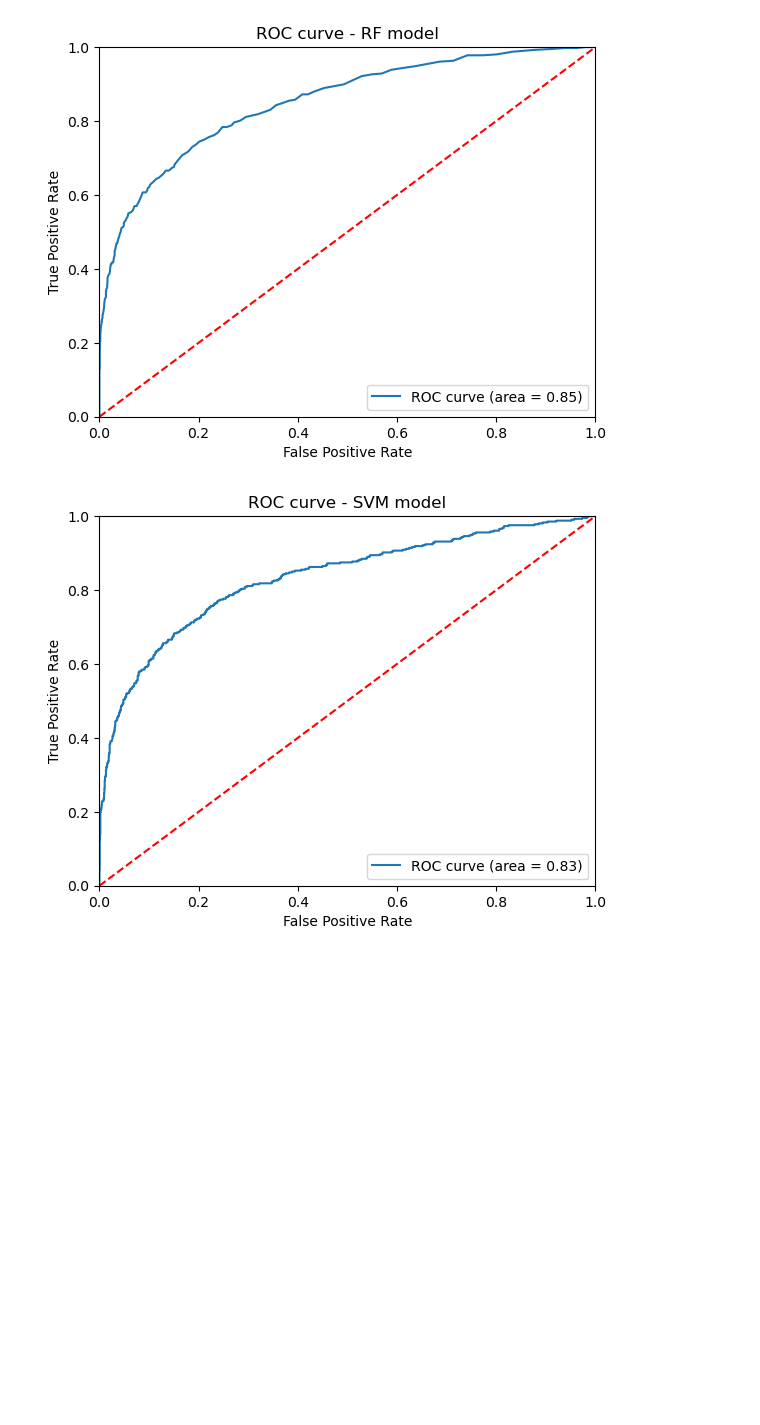
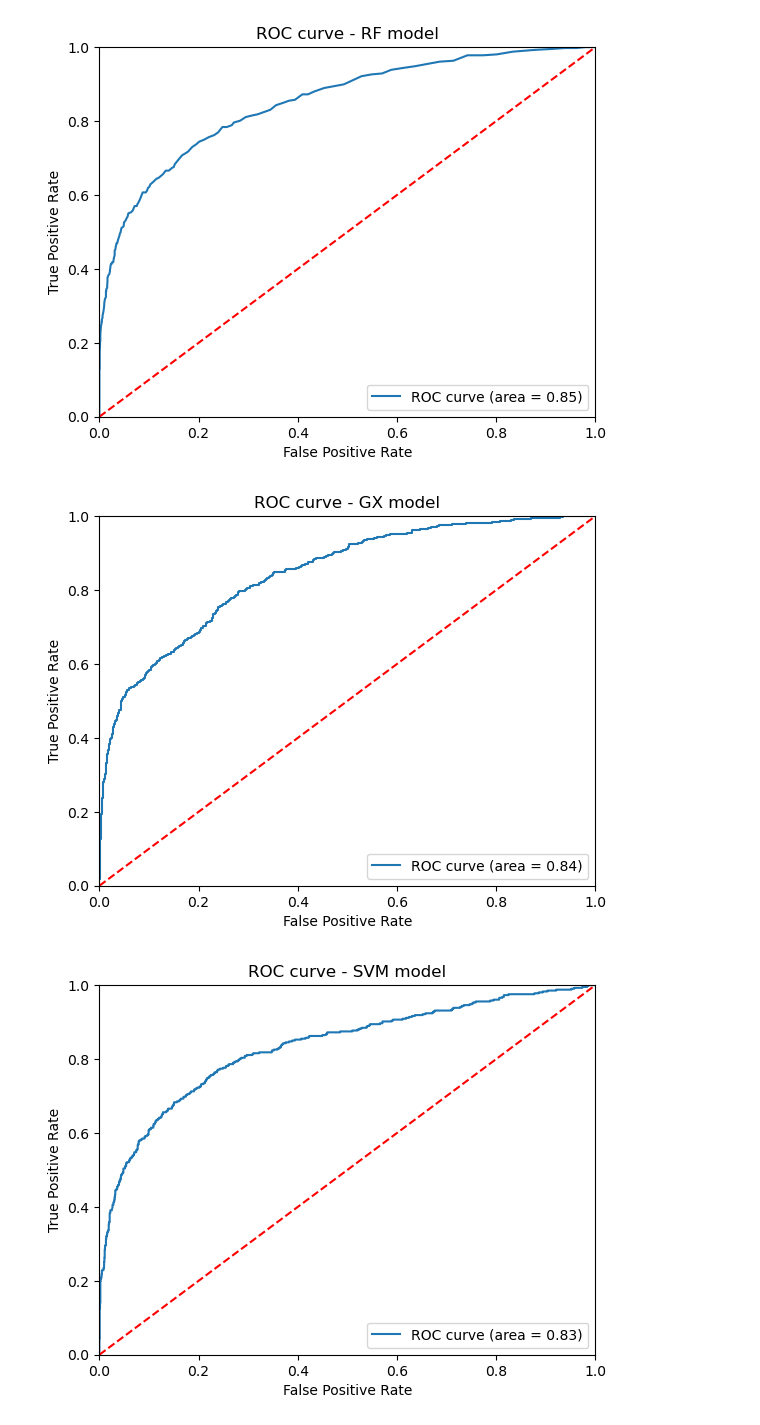
Before and after one commit to mingzhao1103/Churn_Python, a Jupyter notebook: churn.ipynb, the cells around one changed output. Cells and saved outputs as stored; diff of their text form; code cells hidden in the pictures; blank space fills up the shorter version.

```diff
--- a/churn.ipynb
+++ b/churn.ipynb
@@ -490,0 +516,14 @@ best_RF_model = Grid_RF.best_estimator_
+# %%
+# Define parameters
+parameters = {
+    'n_estimators': (10, 50, 100, 200),
+    'max_depth': (10, 50, 100, 200),
+    'max_features': ('sqrt', 'log2', 'None'),
+    'criterion': ('friedman_mse', 'squared_error')
+
+}
+
+# Search for optimal hyperparameters
+Grid_GX = GridSearchCV(GradientBoostingClassifier(random_state=2021), parameters, cv=5)
+
+Grid_GX.fit(X_train, y_train)
@@ -491,3 +545,6 @@ best_RF_model = Grid_RF.best_estimator_
+# %%
+# best random forest
+best_GX_model = Grid_GX.best_estimator_
 # %% [markdown]
 SVM
 # %%
@@ -630,6 +689,7 @@ K Nearest Neighbors
 lr_y_pred_prob = best_LR_model.predict_proba(X_test)[:,1]
 knn_y_pred_prob = best_KNN_model.predict_proba(X_test)[:,1]
 rf_y_pred_prob = best_RF_model.predict_proba(X_test)[:,1]
+xg_y_pred_prob = best_GX_model.predict_proba(X_test)[:,1]
 svm_y_pred_prob = best_SVM_model.predict_proba(X_test)[:,1]
 # %%
 # Calculate ROC, AUC
@@ -642,6 +702,9 @@ knn_auc = auc(knn_fpr, knn_tpr)
 rf_fpr, rf_tpr, rf_thresholds = roc_curve(y_test, rf_y_pred_prob)
 rf_auc = auc(rf_fpr, rf_tpr)
 
+xg_fpr, xg_tpr, xg_thresholds = roc_curve(y_test, xg_y_pred_prob)
+xg_auc = auc(xg_fpr, xg_tpr)
+
 svm_fpr, svm_tpr, svm_thresholds = roc_curve(y_test, svm_y_pred_prob)
 svm_auc = auc(svm_fpr, svm_tpr)
 # %%
@@ -688,6 +749,20 @@ plt.legend(loc="lower right")
 plt.show()
 # %% [output]
 [figure]
+# %%
+# ROC Curve
+plt.figure()
+plt.plot(xg_fpr, xg_tpr, label='ROC curve (area = %0.2f)' % xg_auc)
+plt.plot([0, 1], [0, 1],'r--')
+plt.xlim([0.0, 1.0])
+plt.ylim([0.0, 1.0])
+plt.xlabel('False Positive Rate')
+plt.ylabel('True Positive Rate')
+plt.title('ROC curve - GX model')
+plt.legend(loc="lower right")
+plt.show()
+# %% [output]
+[figure, added]
 # %%
 # ROC Curve
 plt.figure()
```
Also changed, not shown: parts of 24 cells of this notebook.
